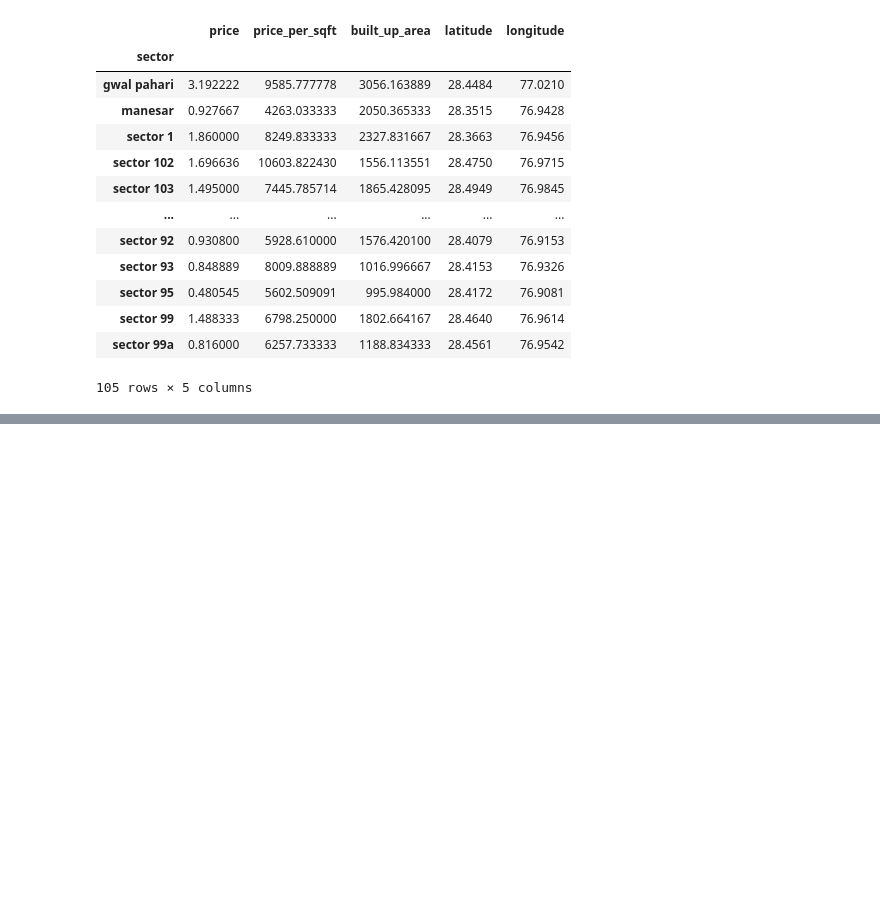
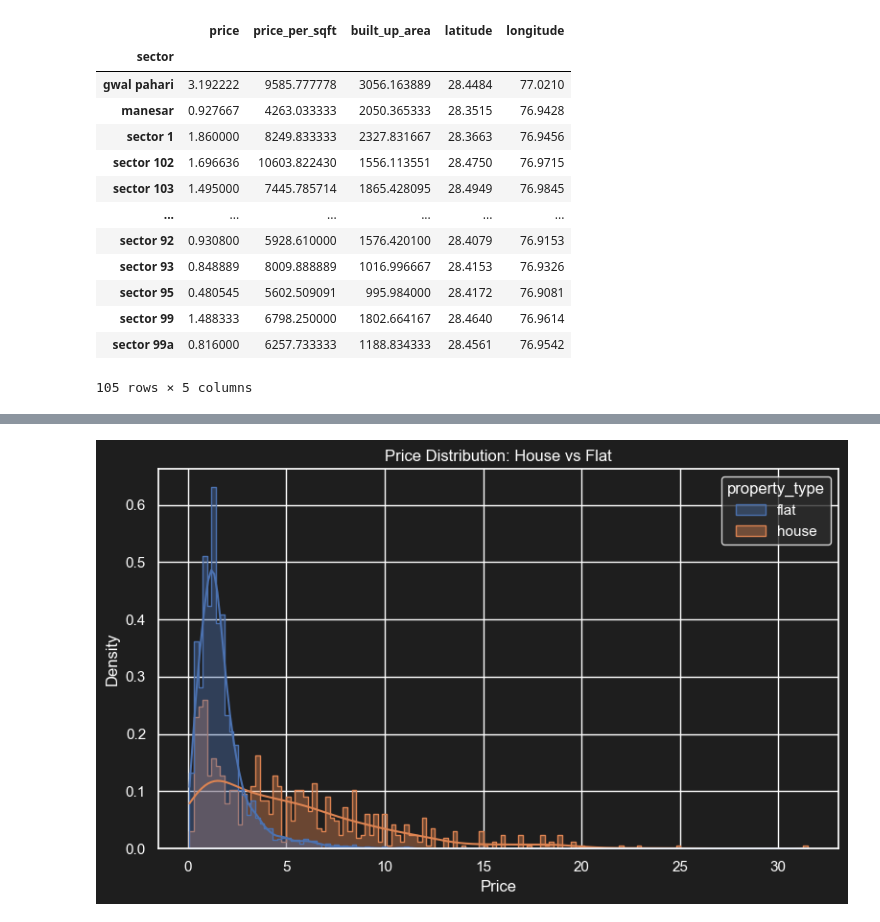
Before and after one commit to Aryanupadhyay23/Real-Estate-Capstone-Project, a Jupyter notebook: data-visualization.ipynb, the cells around one changed output, grey strips where cells are left out. Drawn from its saved outputs; the diff is of its cells as text; code cells hidden in the pictures; blank space fills up the shorter version.

```diff
--- a/data-visualization.ipynb
+++ b/data-visualization.ipynb
@@ -240,0 +266,29 @@ new_df['sector'].unique().tolist().insert(0,'overall')
+# %%
+sns.set_theme(style="darkgrid")
+plt.rcParams['axes.facecolor'] = '#1e1e1e'
+plt.rcParams['figure.facecolor'] = '#1e1e1e'
+plt.rcParams['axes.labelcolor'] = 'white'
+plt.rcParams['xtick.color'] = 'white'
+plt.rcParams['ytick.color'] = 'white'
+plt.rcParams['text.color'] = 'white'
+plt.rcParams['legend.facecolor'] = '#2c2c2c'
+plt.rcParams['legend.edgecolor'] = 'white'
+
+plt.figure(figsize=(8, 5))
+sns.histplot(
+    data=df,
+    x="price",
+    hue="property_type",
+    element="step",
+    stat="density",
+    common_norm=False,
+    kde=True,
+    alpha=0.4
+)
+plt.title("Price Distribution: House vs Flat")
+plt.xlabel("Price")
+plt.ylabel("Density")
+plt.tight_layout()
+plt.show()
+# %% [output]
+[figure, added]
```
Also changed, not shown: parts of 17 cells of this notebook, 2 other files.
